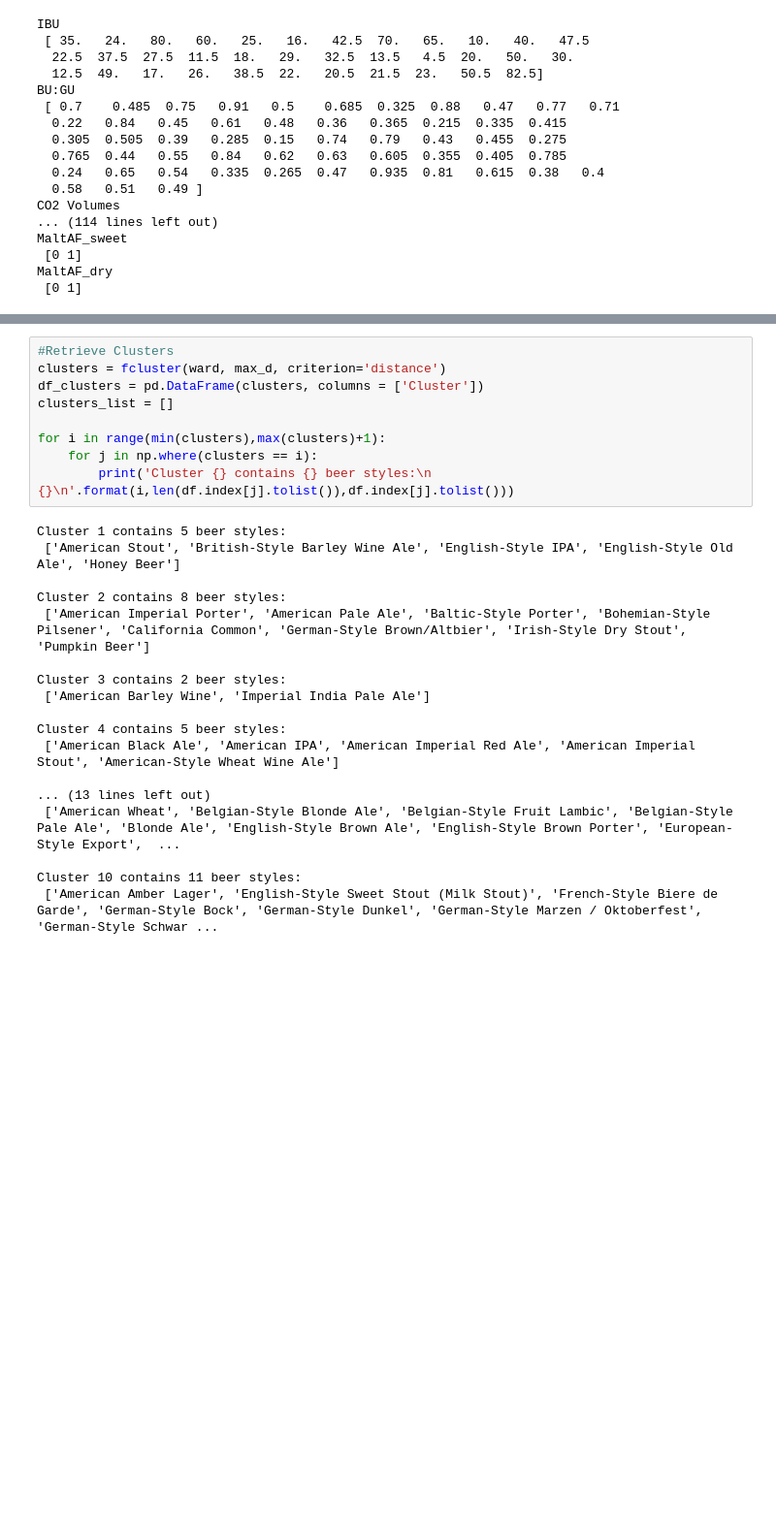
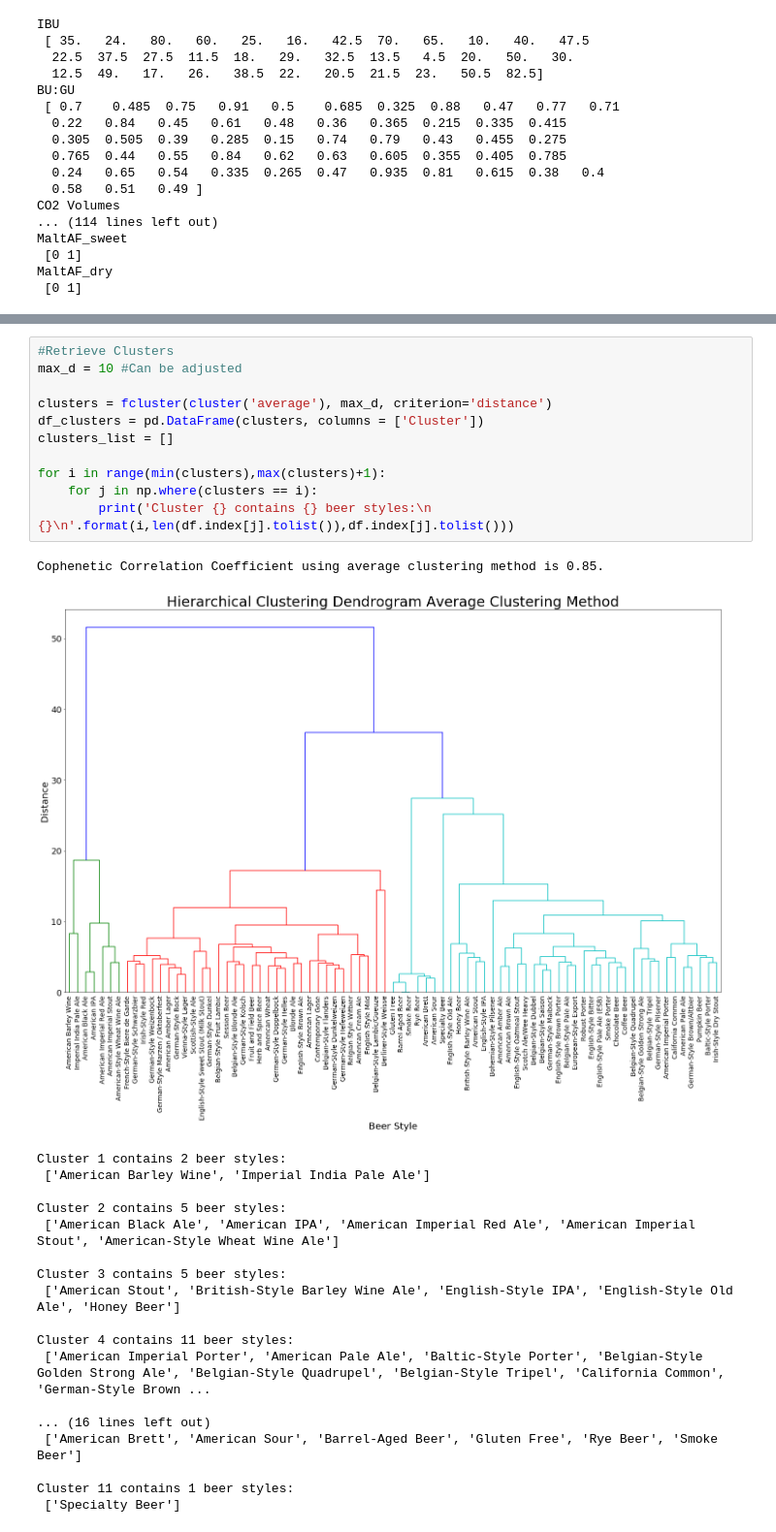
Before and after one commit to andreawwenyi/BeerClustering, a Jupyter notebook: CleanData_Final.ipynb, the cells around one changed output, grey strips where cells are left out. Shown at 97% size. Saved outputs shown, nothing was run; the diff lists cells and outputs as text; blank space fills up the shorter version.

```diff
--- a/CleanData_Final.ipynb
+++ b/CleanData_Final.ipynb
@@ -292,27 +310,31 @@ Cophenetic Correlation Coefficient is 0.66.
 # %%
 #Retrieve Clusters
-clusters = fcluster(ward, max_d, criterion='distance')
+max_d = 10 #Can be adjusted
+
+clusters = fcluster(cluster('average'), max_d, criterion='distance')
 df_clusters = pd.DataFrame(clusters, columns = ['Cluster'])
 clusters_list = []
 
 for i in range(min(clusters),max(clusters)+1):
     for j in np.where(clusters == i):
         print('Cluster {} contains {} beer styles:\n {}\n'.format(i,len(df.index[j].tolist()),df.index[j].tolist()))
 # %% [output]
-Cluster 1 contains 5 beer styles:
- ['American Stout', 'British-Style Barley Wine Ale', 'English-Style IPA', 'English-Style Old Ale', 'Honey Beer']
-
-Cluster 2 contains 8 beer styles:
- ['American Imperial Porter', 'American Pale Ale', 'Baltic-Style Porter', 'Bohemian-Style Pilsener', 'California Common', 'German-Style Brown/Altbier', 'Irish-Style Dry Stout', 'Pumpkin Beer']
-
-Cluster 3 contains 2 beer styles:
- ['American Barley Wine', 'Imperial India Pale Ale']
-
-Cluster 4 contains 5 beer styles:
- ['American Black Ale', 'American IPA', 'American Imperial Red Ale', 'American Imperial Stout', 'American-Style Wheat Wine Ale']
-
-... (13 lines left out)
- ['American Wheat', 'Belgian-Style Blonde Ale', 'Belgian-Style Fruit Lambic', 'Belgian-Style Pale Ale', 'Blonde Ale', 'English-Style Brown Ale', 'English-Style Brown Porter', 'European-Style Export',  ...
-
-Cluster 10 contains 11 beer styles:
- ['American Amber Lager', 'English-Style Sweet Stout (Milk Stout)', 'French-Style Biere de Garde', 'German-Style Bock', 'German-Style Dunkel', 'German-Style Marzen / Oktoberfest', 'German-Style Schwar ...
+Cophenetic Correlation Coefficient using average clustering method is 0.85.
+[figure, added]
+Cluster 1 contains 2 beer styles:
+ ['American Barley Wine', 'Imperial India Pale Ale']
+
+Cluster 2 contains 5 beer styles:
+ ['American Black Ale', 'American IPA', 'American Imperial Red Ale', 'American Imperial Stout', 'American-Style Wheat Wine Ale']
+
+Cluster 3 contains 5 beer styles:
+ ['American Stout', 'British-Style Barley Wine Ale', 'English-Style IPA', 'English-Style Old Ale', 'Honey Beer']
+
+Cluster 4 contains 11 beer styles:
+ ['American Imperial Porter', 'American Pale Ale', 'Baltic-Style Porter', 'Belgian-Style Golden Strong Ale', 'Belgian-Style Quadrupel', 'Belgian-Style Tripel', 'California Common', 'German-Style Brown ...
+
+... (16 lines left out)
+ ['American Brett', 'American Sour', 'Barrel-Aged Beer', 'Gluten Free', 'Rye Beer', 'Smoke Beer']
+
+Cluster 11 contains 1 beer styles:
+ ['Specialty Beer']
```
Also changed, not shown: parts of 1 cell of this notebook.
